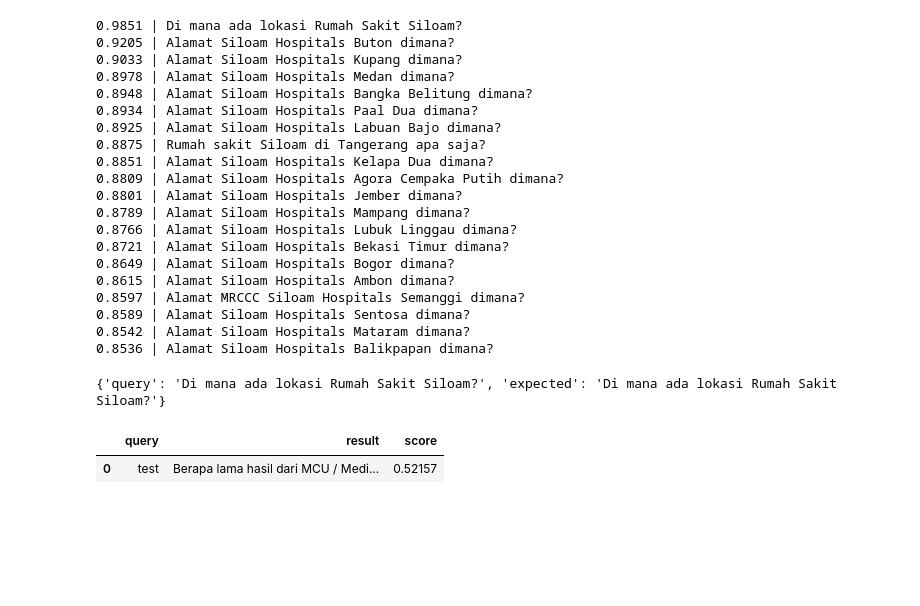
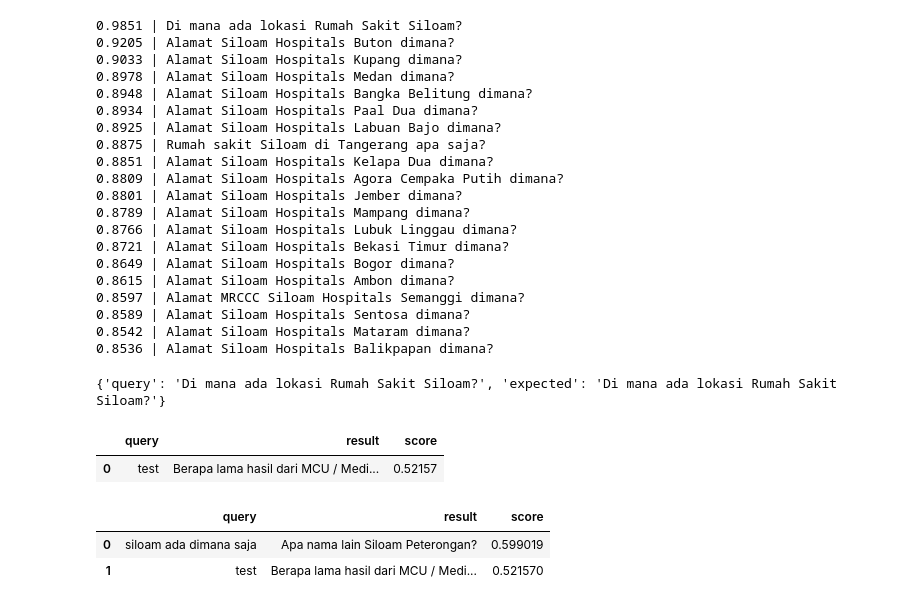
Before and after one commit to kevinadityai/dev, a Jupyter notebook: notebook/faq-embedding.ipynb, the cells around one changed output. Saved outputs shown, nothing was run; the diff lists cells and outputs as text; code cells hidden in the pictures; blank space fills up the shorter version.

```diff
--- a/notebook/faq-embedding.ipynb
+++ b/notebook/faq-embedding.ipynb
@@ -210,8 +222,8 @@ test_list = test_list + [
 
 ]
 # %%
-def testing(qdrant, q, expected):
-    doc = qdrant.similarity_search_with_score(q, score_threshold=0.1, k=20)
+def testing(qdrant, q, expected, k=20):
+    doc = qdrant.similarity_search_with_score(q, score_threshold=0.1, k=k)
     i = 0
     for d in doc:
         if(d[0].metadata["question"] == expected):
@@ -224,7 +236,7 @@ def testing(qdrant, q, expected):
 # With question only.
 results = []
 for t in test_list:
-    [status, data] = testing(qdrant, t["query"], t["expected"])
+    [status, data] = testing(qdrant, t["query"], t["expected"], k=20)
     if(status == False):
         _data = {
             "query": t["query"],
@@ -238,3 +250,22 @@ with pd.option_context('display.max_rows', None, 'display.max_columns', None):
 # %% [output]
 |  | query | result | score |
 | 0 | test | Berapa lama hasil dari MCU / Medi... | 0.52157 |
+# %%
+# With question only.
+results = []
+for t in test_list:
+    [status, data] = testing(qdrant, t["query"], t["expected"], k=3)
+    if(status == False):
+        _data = {
+            "query": t["query"],
+            "result": data[0].metadata['question'] if data != "No result" else "No result",
+            "score": data[1] if data != "No result" else "No result"
+        }
+        results.append(_data)
+with pd.option_context('display.max_rows', None, 'display.max_columns', None):
+    df = pd.DataFrame(data=results)
+    display(df)
+# %% [output]
+|  | query | result | score |
+| 0 | siloam ada dimana saja | Apa nama lain Siloam Peterongan? | 0.599019 |
+| 1 | test | Berapa lama hasil dari MCU / Medi... | 0.521570 |
```
Also changed, not shown: parts of 7 cells of this notebook, 1 other file.
